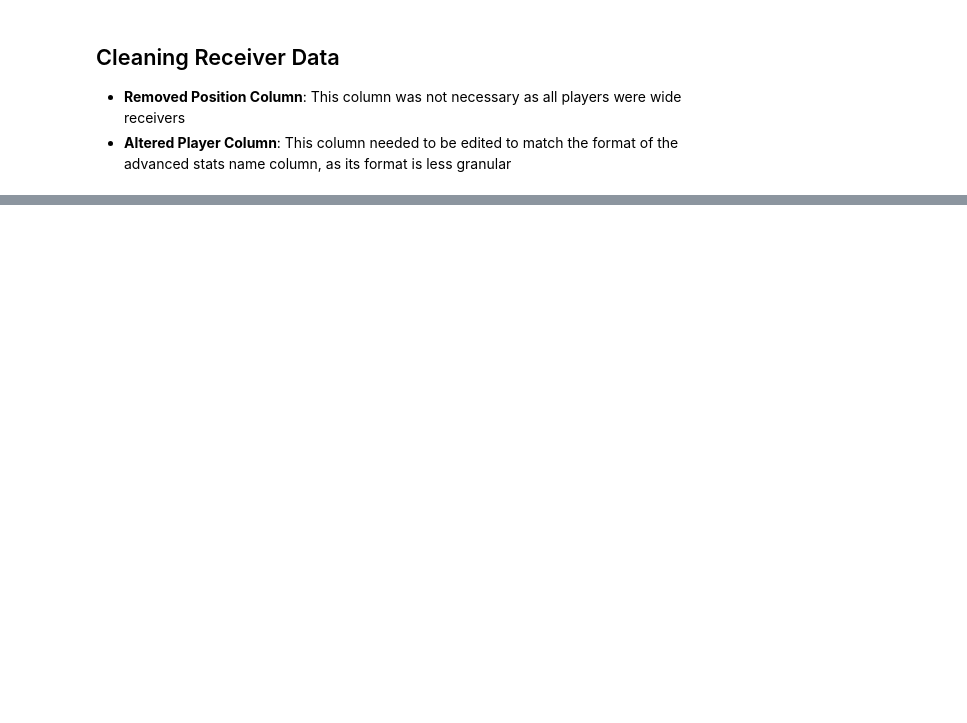
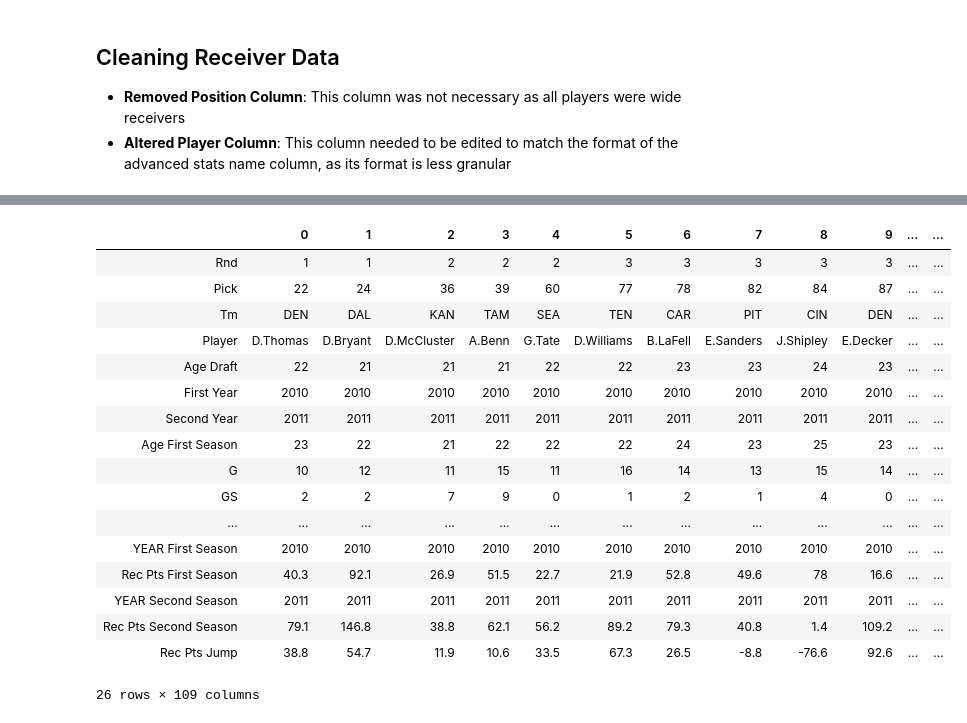
Before and after one commit to tevans-barton/WRSecondYearJumps, a Jupyter notebook: notebooks/3.0 Data Cleaning Notebook.ipynb, the cells around one changed output, grey strips where cells are left out. Saved outputs shown, nothing was run; the diff lists cells and outputs as text; code cells hidden in the pictures; blank space fills up the shorter version.

Commit message:
Almost done with data cleaning

```diff
--- a/notebooks/3.0 Data Cleaning Notebook.ipynb
+++ b/notebooks/3.0 Data Cleaning Notebook.ipynb
@@ -40,0 +147,3 @@ processing.clean_stats()
+# %%
+df = processing.merge_data()
+df.head()
@@ -40,0 +158,21 @@ processing.clean_stats()
+# %%
+df.T
+# %% [output]
+|  | 0 | 1 | 2 | 3 | 4 | 5 | 6 | 7 | 8 | 9 | ... | ... |
+| Rnd | 1 | 1 | 2 | 2 | 2 | 3 | 3 | 3 | 3 | 3 | ... | ... |
+| Pick | 22 | 24 | 36 | 39 | 60 | 77 | 78 | 82 | 84 | 87 | ... | ... |
+| Tm | DEN | DAL | KAN | TAM | SEA | TEN | CAR | PIT | CIN | DEN | ... | ... |
+| Player | D.Thomas | D.Bryant | D.McCluster | A.Benn | G.Tate | D.Williams | B.LaFell | E.Sanders | J.Shipley | E.Decker | ... | ... |
+| Age Draft | 22 | 21 | 21 | 21 | 22 | 22 | 23 | 23 | 24 | 23 | ... | ... |
+| First Year | 2010 | 2010 | 2010 | 2010 | 2010 | 2010 | 2010 | 2010 | 2010 | 2010 | ... | ... |
+| Second Year | 2011 | 2011 | 2011 | 2011 | 2011 | 2011 | 2011 | 2011 | 2011 | 2011 | ... | ... |
+| Age First Season | 23 | 22 | 21 | 22 | 22 | 22 | 24 | 23 | 25 | 23 | ... | ... |
+| G | 10 | 12 | 11 | 15 | 11 | 16 | 14 | 13 | 15 | 14 | ... | ... |
+| GS | 2 | 2 | 7 | 9 | 0 | 1 | 2 | 1 | 4 | 0 | ... | ... |
+| ... | ... | ... | ... | ... | ... | ... | ... | ... | ... | ... | ... | ... |
+| YEAR First Season | 2010 | 2010 | 2010 | 2010 | 2010 | 2010 | 2010 | 2010 | 2010 | 2010 | ... | ... |
+| Rec Pts First Season | 40.3 | 92.1 | 26.9 | 51.5 | 22.7 | 21.9 | 52.8 | 49.6 | 78 | 16.6 | ... | ... |
+| YEAR Second Season | 2011 | 2011 | 2011 | 2011 | 2011 | 2011 | 2011 | 2011 | 2011 | 2011 | ... | ... |
+| Rec Pts Second Season | 79.1 | 146.8 | 38.8 | 62.1 | 56.2 | 89.2 | 79.3 | 40.8 | 1.4 | 109.2 | ... | ... |
+| Rec Pts Jump | 38.8 | 54.7 | 11.9 | 10.6 | 33.5 | 67.3 | 26.5 | -8.8 | -76.6 | 92.6 | ... | ... |
+26 rows × 109 columns
```
Also changed, not shown: parts of 12 cells of this notebook, 4 other files.
